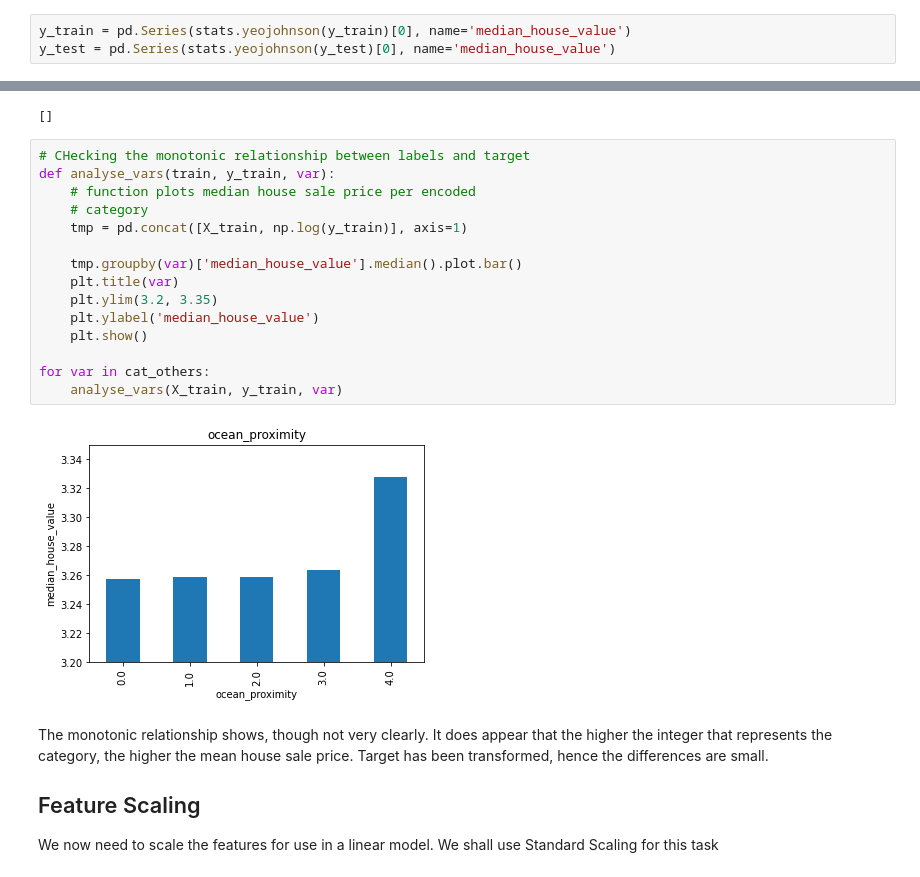
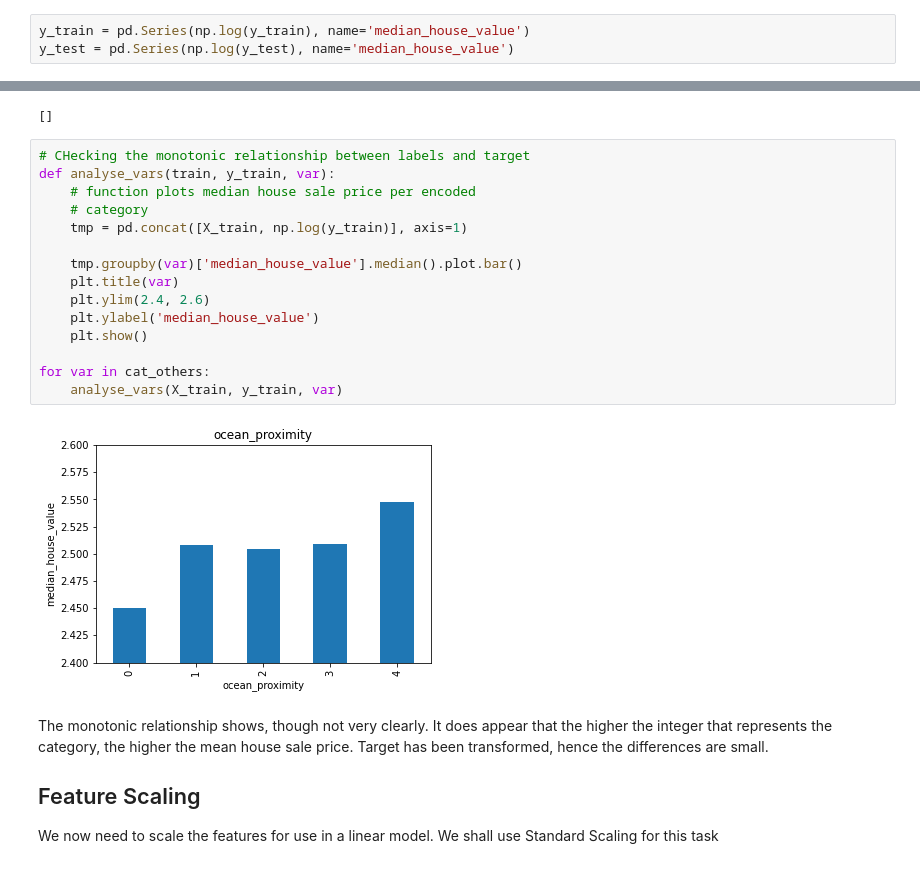
Before and after one commit to ovokpus/House-Price-Model-Pipeline, a Jupyter notebook: 01_research-and-development/feature-engineering.ipynb, the cells around one changed output, grey strips where cells are left out. Cells and saved outputs as stored; diff of their text form.

```diff
--- a/01_research-and-development/feature-engineering.ipynb
+++ b/01_research-and-development/feature-engineering.ipynb
@@ -91,8 +91,8 @@ We're going to embark on the core Feature Engineering Tasks in order to tacke:
 
 We apply the Yeo-Johnson transformation to the target variable
 # %%
-y_train = pd.Series(stats.yeojohnson(y_train)[0], name='median_house_value')
-y_test = pd.Series(stats.yeojohnson(y_test)[0], name='median_house_value')
+y_train = pd.Series(np.log(y_train), name='median_house_value')
+y_test = pd.Series(np.log(y_test), name='median_house_value')
 # %%
 y_train.head()
 # %% [output]
@@ -391,20 +391,20 @@ ocean_proximity {'<1H OCEAN': 0, 'INLAND': 1, 'NEAR BAY': 2, 'NEAR OCEAN': 3, 'R
 # %%
 # CHecking the monotonic relationship between labels and target
 def analyse_vars(train, y_train, var):
     # function plots median house sale price per encoded
     # category
     tmp = pd.concat([X_train, np.log(y_train)], axis=1)
 
     tmp.groupby(var)['median_house_value'].median().plot.bar()
     plt.title(var)
-    plt.ylim(3.2, 3.35)
+    plt.ylim(2.4, 2.6)
     plt.ylabel('median_house_value')
     plt.show()
 
 for var in cat_others:
     analyse_vars(X_train, y_train, var)
 # %% [output]
-[figure, old version]
+[figure, new version]
 # %% [markdown]
  The monotonic relationship shows, though not very clearly. It does appear that the higher the integer that represents the category, the higher the mean house sale price. Target has been transformed, hence the differences are small.
 
```
Also changed, not shown: parts of 8 cells of this notebook, 6 other files.
